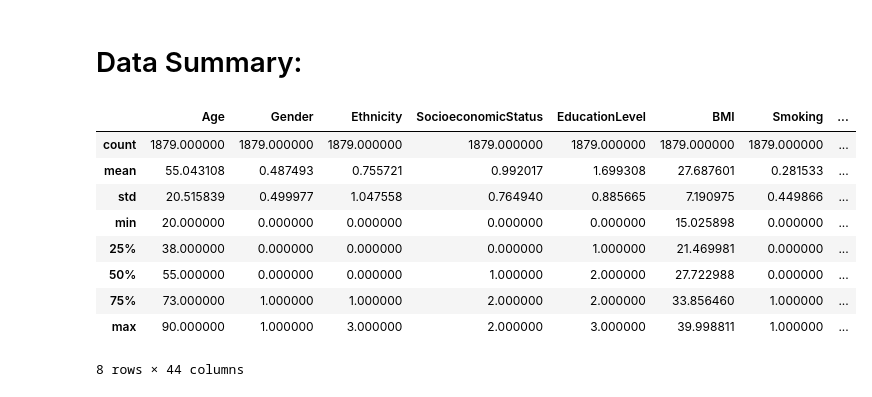
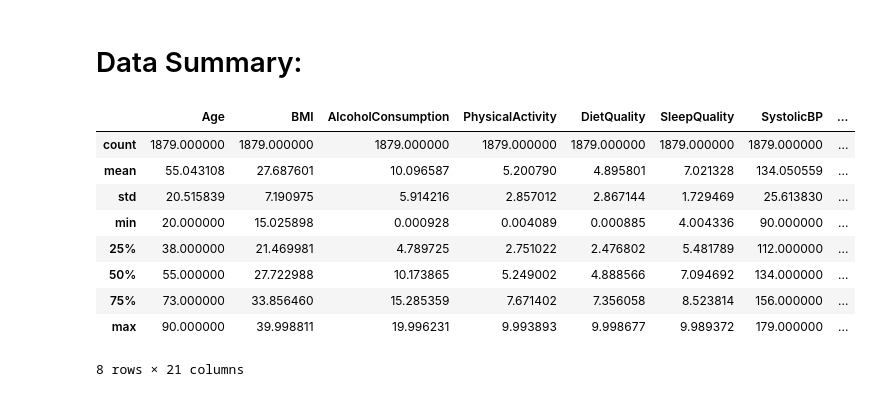
Before and after one commit to alanoudalsanad/Mining-project, a Jupyter notebook: Phase2.ipynb, the cells around one changed output. Cells and saved outputs as stored; diff of their text form; code cells hidden in the pictures.

Commit message:
Data Summary

```diff
--- a/Phase2.ipynb
+++ b/Phase2.ipynb
@@ -79,17 +79,23 @@ attribute_df
 | 43 | Diagnosis | Diagnosis status for Diabetes | Binary | 0(No), 1(Yes) |
 # %% [markdown]
 # Data Summary:
-# %%
-summary = df.describe();
-summary
-# %% [output]
-|  | Age | Gender | Ethnicity | SocioeconomicStatus | EducationLevel | BMI | Smoking | ... |
-| count | 1879.000000 | 1879.000000 | 1879.000000 | 1879.000000 | 1879.000000 | 1879.000000 | 1879.000000 | ... |
-| mean | 55.043108 | 0.487493 | 0.755721 | 0.992017 | 1.699308 | 27.687601 | 0.281533 | ... |
-| std | 20.515839 | 0.499977 | 1.047558 | 0.764940 | 0.885665 | 7.190975 | 0.449866 | ... |
-| min | 20.000000 | 0.000000 | 0.000000 | 0.000000 | 0.000000 | 15.025898 | 0.000000 | ... |
-| 25% | 38.000000 | 0.000000 | 0.000000 | 0.000000 | 1.000000 | 21.469981 | 0.000000 | ... |
-| 50% | 55.000000 | 0.000000 | 0.000000 | 1.000000 | 2.000000 | 27.722988 | 0.000000 | ... |
-| 75% | 73.000000 | 1.000000 | 1.000000 | 2.000000 | 2.000000 | 33.856460 | 1.000000 | ... |
-| max | 90.000000 | 1.000000 | 3.000000 | 2.000000 | 3.000000 | 39.998811 | 1.000000 | ... |
-8 rows × 44 columns
+# %%
+# Extracting the columns of 'Numeric' data type and arranging them in a list
+numeric_columns = attribute_df[attribute_df['Data Type'] == 'Numeric']['Attribute Name'].tolist()
+
+# Create a new data frame with only 'Numeric' columns
+numeric_df = df[numeric_columns]
+
+summary = numeric_df.describe()
+summary
+# %% [output]
+|  | Age | BMI | AlcoholConsumption | PhysicalActivity | DietQuality | SleepQuality | SystolicBP | ... |
+| count | 1879.000000 | 1879.000000 | 1879.000000 | 1879.000000 | 1879.000000 | 1879.000000 | 1879.000000 | ... |
+| mean | 55.043108 | 27.687601 | 10.096587 | 5.200790 | 4.895801 | 7.021328 | 134.050559 | ... |
+| std | 20.515839 | 7.190975 | 5.914216 | 2.857012 | 2.867144 | 1.729469 | 25.613830 | ... |
+| min | 20.000000 | 15.025898 | 0.000928 | 0.004089 | 0.000885 | 4.004336 | 90.000000 | ... |
+| 25% | 38.000000 | 21.469981 | 4.789725 | 2.751022 | 2.476802 | 5.481789 | 112.000000 | ... |
+| 50% | 55.000000 | 27.722988 | 10.173865 | 5.249002 | 4.888566 | 7.094692 | 134.000000 | ... |
+| 75% | 73.000000 | 33.856460 | 15.285359 | 7.671402 | 7.356058 | 8.523814 | 156.000000 | ... |
+| max | 90.000000 | 39.998811 | 19.996231 | 9.993893 | 9.998677 | 9.989372 | 179.000000 | ... |
+8 rows × 21 columns
```
Also changed, not shown: parts of 1 cell of this notebook.
